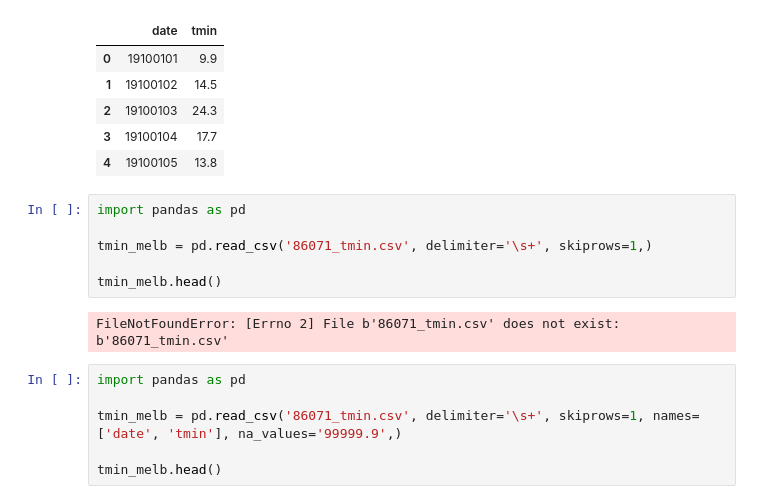
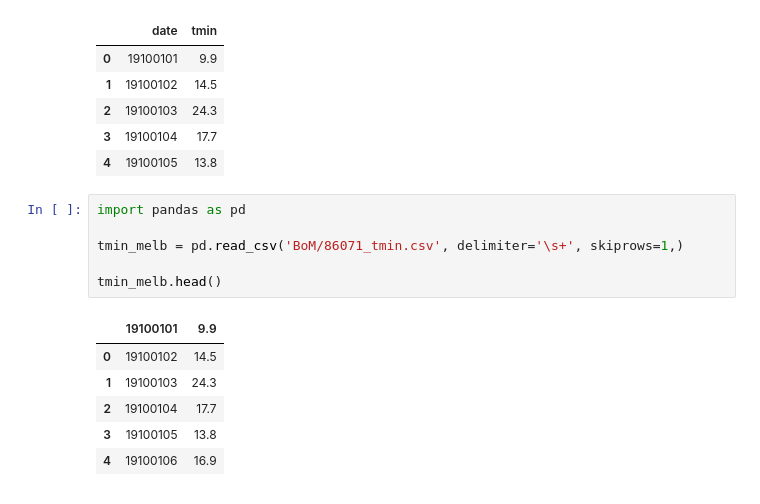
Before and after one commit to jmccomb/climate-guide-data, a Jupyter notebook: BoM/acorn_sat.ipynb, the cells around one changed output. Saved outputs shown, nothing was run; the diff lists cells and outputs as text.

```diff
--- a/BoM/acorn_sat.ipynb
+++ b/BoM/acorn_sat.ipynb
@@ -39,17 +43,16 @@ tmin_melb.head()
 # %%
 import pandas as pd
 
-tmin_melb = pd.read_csv('86071_tmin.csv', delimiter='\s+', skiprows=1,)
+tmin_melb = pd.read_csv('BoM/86071_tmin.csv', delimiter='\s+', skiprows=1,)
 
 tmin_melb.head()
 # %% [output]
-FileNotFoundError: [Errno 2] File b'86071_tmin.csv' does not exist: b'86071_tmin.csv'
+|  | 19100101 | 9.9 |
+| 0 | 19100102 | 14.5 |
+| 1 | 19100103 | 24.3 |
+| 2 | 19100104 | 17.7 |
+| 3 | 19100105 | 13.8 |
+| 4 | 19100106 | 16.9 |
-# %%
-import pandas as pd
-
-tmin_melb = pd.read_csv('86071_tmin.csv', delimiter='\s+', skiprows=1, names=['date', 'tmin'], na_values='99999.9',)
-
-tmin_melb.head()
 # %%
 import io
 import requests
```
Also changed, not shown: parts of 45 cells of this notebook, 1 other file.
